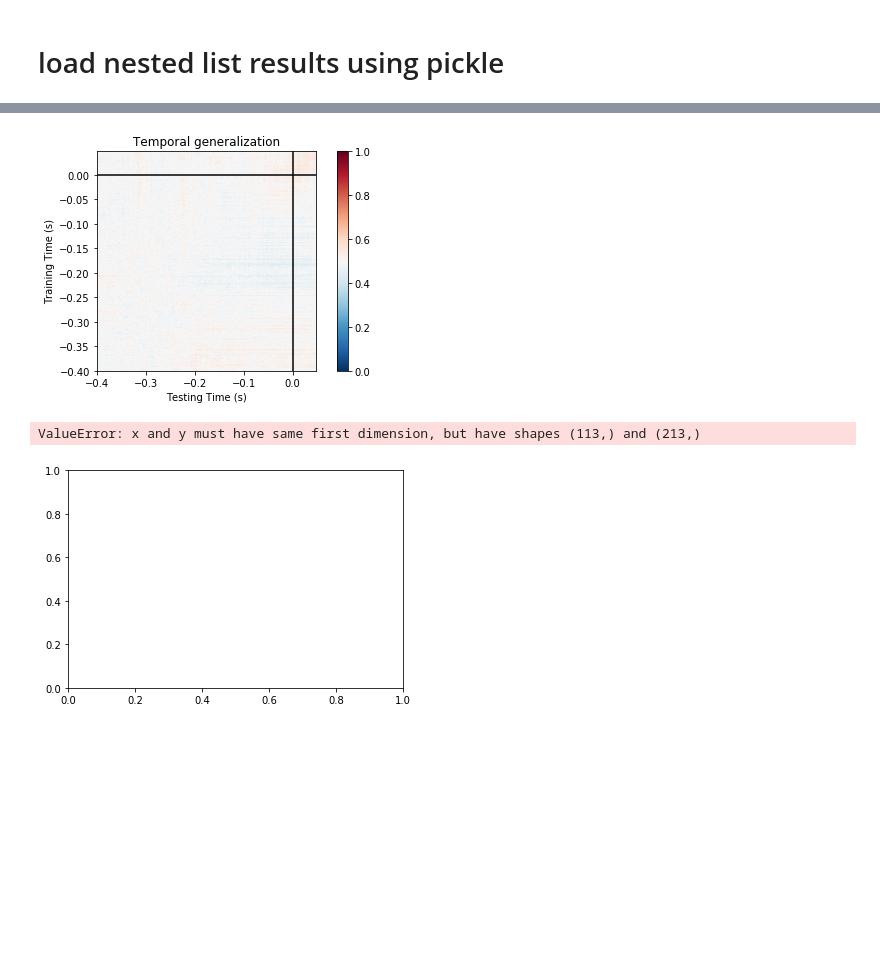
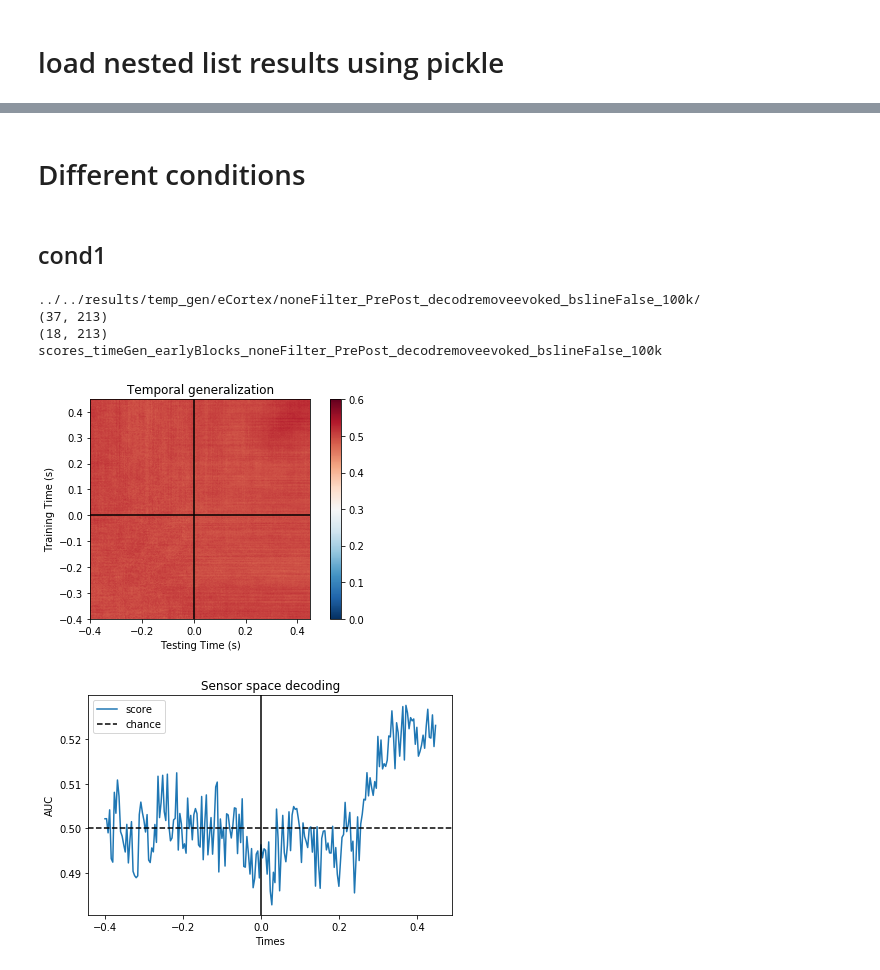
Before and after one commit to MaryZolfaghar/SPLT_EEG, a Jupyter notebook: jupyter/tinkering_plot_tempGenResults_afterRun.py.ipynb, the cells around one changed output, grey strips where cells are left out. Saved outputs shown, nothing was run; the diff lists cells and outputs as text; code cells hidden in the pictures; blank space fills up the shorter version.

Commit message:
edit jupyter for results

```diff
--- a/jupyter/tinkering_plot_tempGenResults_afterRun.py.ipynb
+++ b/jupyter/tinkering_plot_tempGenResults_afterRun.py.ipynb
@@ -259,24 +291,8 @@ fn_str
 # %%
-#removed subj 25
-# no avgP1_scores_timeGen_laterBlocks_noneFilter_PrePost_decodnone_bslineFalse_Subj_42
-# subj_indx = [ 1,  2,  3,  4,  5,  7,  8,  9, 10, 12, 15, 16, 17, 18, 19, 20, 21,
-#        22, 23, 24, 26, 27, 28, 29, 30, 31, 32, 33, 34, 35, 36, 37, 38,
-#        39, 42, 43, 44, 45, 46, 47, 48, 51, 52, 53, 55, 56, 57, 58, 59,
-#        60, 61, 62, 63, 64, 65, 66, 67, 68, 69, 70, 71, 72, 73, 74]
-
-# selected_subj = [subj_indx[0], subj_indx[29], subj_indx[30], subj_indx[35],\
-#                  subj_indx[49], subj_indx[60], 15, 21, 48]
-# 44 people p1 and 22 people p2
-# selected_subj_P1 = [1, 2, 3, 4, 5, 7, 8, 9, 10, 12, 15, 16, 17, 42, 43, 44, 45, 47, \
-#                     48, 51, 52, 53, 55, 56, 57, 58, 59, 60, 61, 62, 63, 64, \
-#                     66, 67, 68, 69, 70, 71, 72, 73, 74]
-# selected_subj_P2 = [18, 19, 20, 21, 22, 23, 24, 25, 26, 27, 28, 29, 30, 31, 32,\
-#                     33, 34, 35, 36, 37, 38, 39]
+selected_subj_P1 = [1, 2, 3, 4, 5, 7, 8, 9, 10, 12, 15, 16, \
+                    42, 43, 44, 45, 47, 48, 51, 52, 53, \
+                    55, 56, 57, 58, 59, 60, 61, 62, 63, 64, \
+                    66, 67, 68, 69, 71, 72, 73, 74]
+selected_subj_P2 = [18, 19, 20, 21, 23, 24, 26, 28, 29, 30, \
+                   31, 32, 33, 34, 35, 36, 38, 39]
-# %%
-selected_subj_P1 = [1, 2, 3, 4, 5, 7, 8, 9, 10, 12, 15, 16, 17]
-selected_subj_P2 = [18, 19, 20, 21, 22, 23, 24, 25, 33]
-
-# selected_subj_P1 = [42, 43, 44, 45, 47,48, 51, 52, 53, 55, 56, 57, 58, 59, 60, \
-#                     61, 62, 63, 64, 66, 67, 68, 69, 70, 71, 72, 73, 74]
-# selected_subj_P2 = [6, 27, 28, 29, 30, 31, 32, 33, 34, 35, 36, 37, 38, 39]
 # %%
@@ -346,7 +370,27 @@ avgPdiag = np.mean(pd, axis=0)
-# %%
-plot_scores(avgP)
-plot_scores_diag(avgPdiag, 0)
-# %% [output]
-[figure, removed]
-ValueError: x and y must have same first dimension, but have shapes (113,) and (213,)
-[figure, removed]
+# %% [markdown]
+# Different conditions
+# %% [markdown]
+## cond1
+# %%
+args = arguments('early', 'removeevoked', 'False', '_100k' )
+# ------------- #
+scores_pck_p_e = combine_subj_scores(args, selected_subj_P1, selected_subj_P2)
+avgP_e = np.mean(scores_pck_p_e[0], axis=0)
+avgPdiag_e = np.mean(scores_pck_p_e[1], axis=0)
+# ------------- #
+conds = 'scores_timeGen_%sBlocks_%sFilter_PrePost_decod%s_bsline%s%s' \
+                %(args.cond_block, args.cond_filter, \
+                args.cond_decoding, args.applyBaseline_bool, \
+                args.n_splits)
+# ------------- #
+print(conds)
+# ------------- #
+plot_scores(avgP_e)
+plot_scores_diag(avgPdiag_e, 0)
+# %% [output]
+../../results/temp_gen/eCortex/noneFilter_PrePost_decodremoveevoked_bslineFalse_100k/
+(37, 213)
+(18, 213)
+scores_timeGen_earlyBlocks_noneFilter_PrePost_decodremoveevoked_bslineFalse_100k
+[figure, added]
+[figure, added]
```
Also changed, not shown: parts of 32 cells of this notebook.
